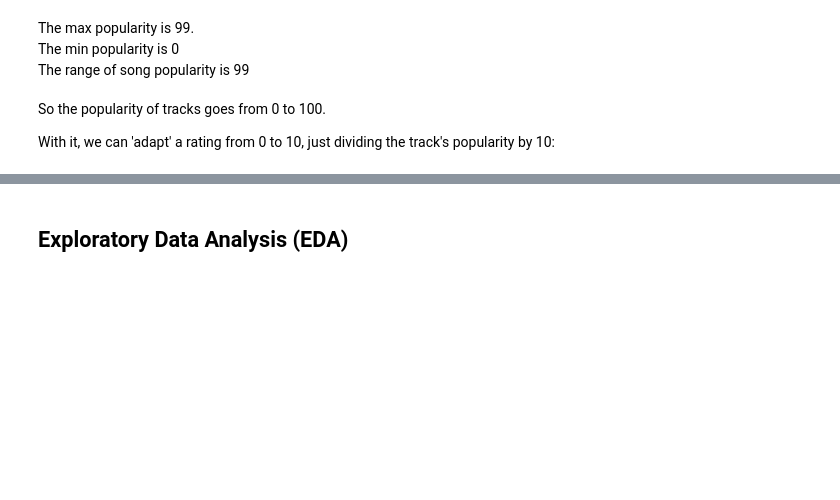
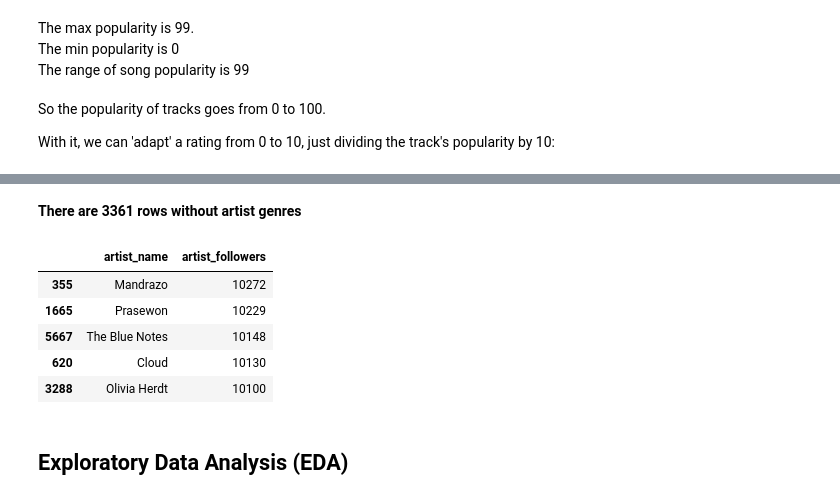
Before and after one commit to prokope/learning-data-science, a Jupyter notebook: eda.ipynb, the cells around one changed output, grey strips where cells are left out. Cells and saved outputs as stored; diff of their text form; code cells hidden in the pictures; blank space fills up the shorter version.

```diff
--- a/eda.ipynb
+++ b/eda.ipynb
@@ -124,3 +139,23 @@ display((df.sort_values(by='track_popularity', ascending=False).iloc[:10]))
+# %% [markdown]
+**There are 3361 rows without artist genres**
+# %%
+# Creating a separated df containing just the artist without genres and their number of followers
+artists_without_genre = df[df['artist_genres'].isna()][['artist_name', 'artist_followers']]
+
+# Selecting only artists with at least 10k followers
+artists_without_genre = artists_without_genre[(artists_without_genre['artist_followers'] >= 10000)]
+
+# Ordering by number of followers
+artists_without_genre.sort_values(by='artist_followers', ascending=False, inplace=True)
+
+display(artists_without_genre.tail())
+# %% [output]
+|  | artist_name | artist_followers |
+| 355 | Mandrazo | 10272 |
+| 1665 | Prasewon | 10229 |
+| 5667 | The Blue Notes | 10148 |
+| 620 | Cloud | 10130 |
+| 3288 | Olivia Herdt | 10100 |
 # %% [markdown]
 ## Exploratory Data Analysis (EDA)
 # %% [markdown]
```
Also changed, not shown: parts of 7 cells of this notebook.
